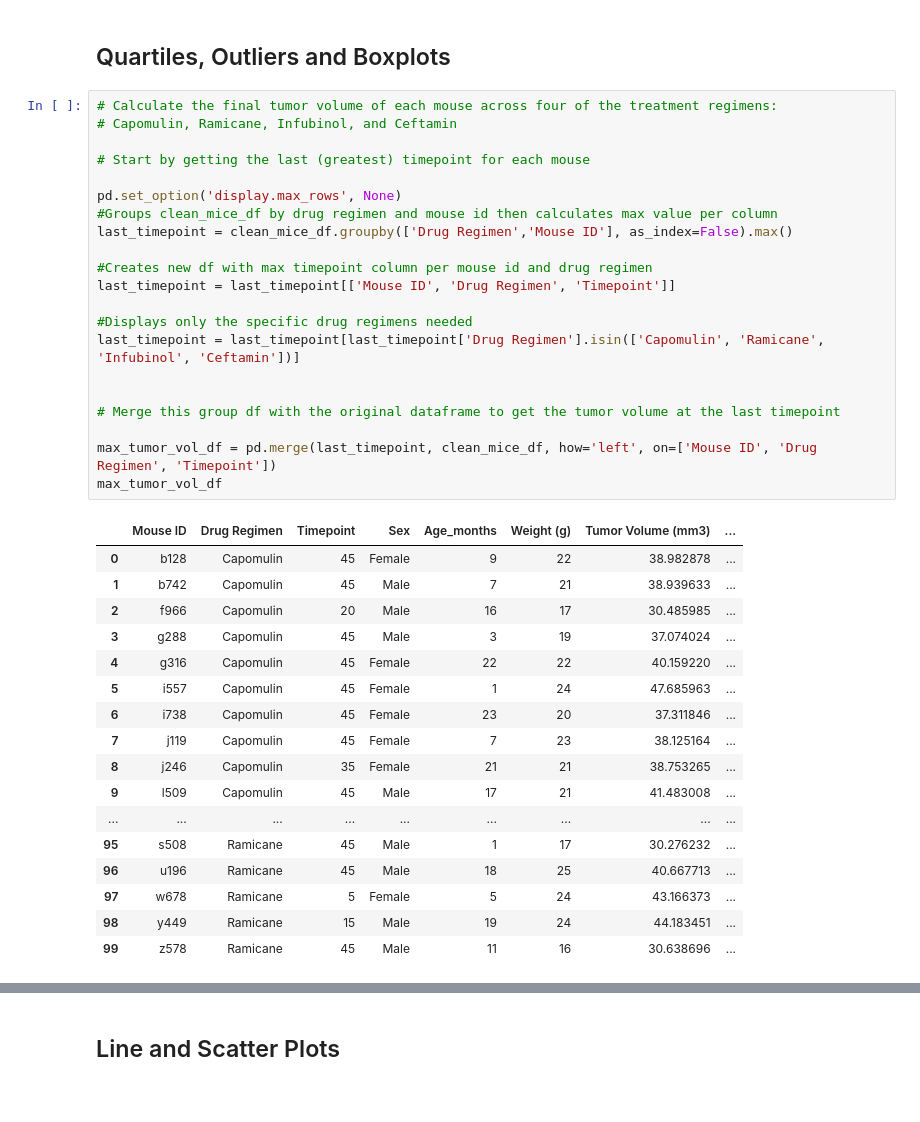
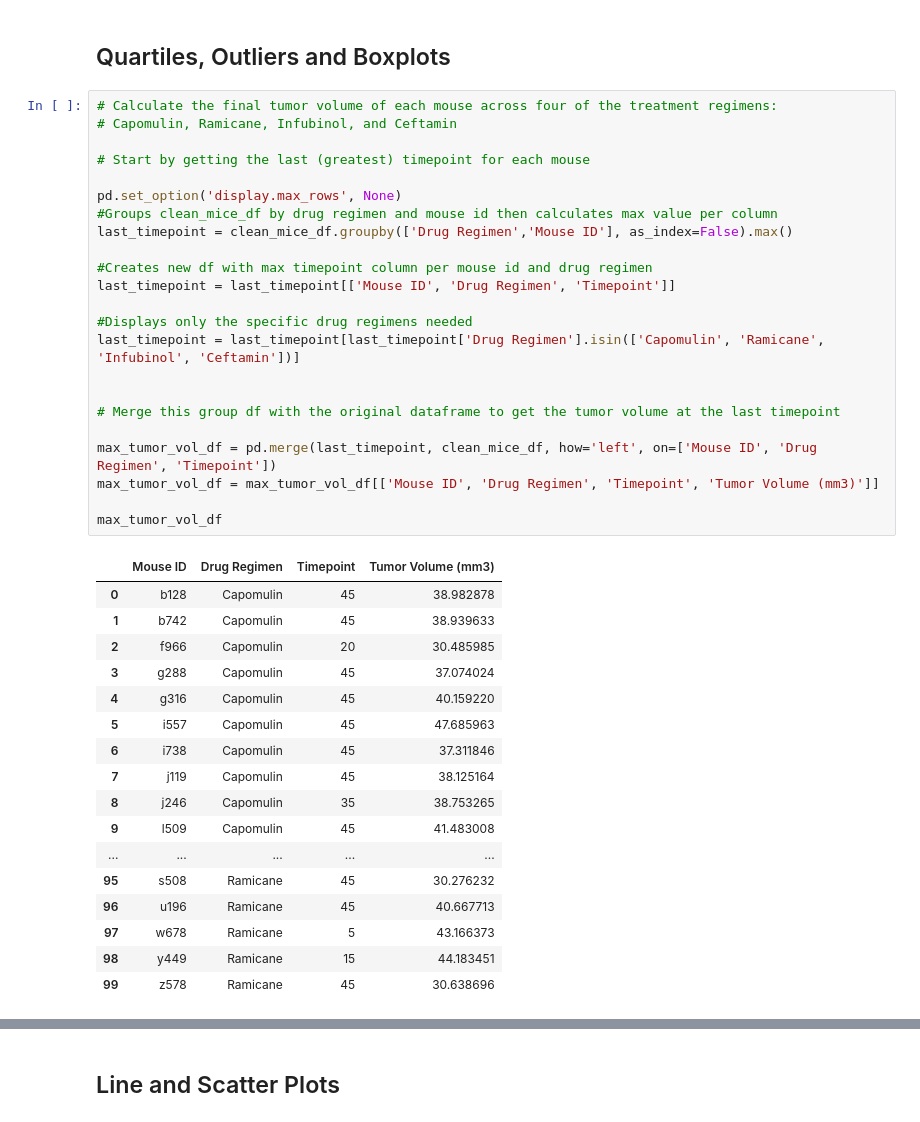
Before and after one commit to kj119/UCI_HomeWork_Jiang, a Jupyter notebook: Matplotlib_HW/pymaceuticals_starter.ipynb, the cells around one changed output, grey strips where cells are left out. Drawn from its saved outputs; the diff is of its cells as text.

```diff
--- a/Matplotlib_HW/pymaceuticals_starter.ipynb
+++ b/Matplotlib_HW/pymaceuticals_starter.ipynb
@@ -206,39 +204,41 @@ plt.legend(loc="upper right")
 # %%
 # Calculate the final tumor volume of each mouse across four of the treatment regimens:
 # Capomulin, Ramicane, Infubinol, and Ceftamin
 
 # Start by getting the last (greatest) timepoint for each mouse
 
 pd.set_option('display.max_rows', None)
 #Groups clean_mice_df by drug regimen and mouse id then calculates max value per column
 last_timepoint = clean_mice_df.groupby(['Drug Regimen','Mouse ID'], as_index=False).max()
 
 #Creates new df with max timepoint column per mouse id and drug regimen
 last_timepoint = last_timepoint[['Mouse ID', 'Drug Regimen', 'Timepoint']]
 
 #Displays only the specific drug regimens needed
 last_timepoint = last_timepoint[last_timepoint['Drug Regimen'].isin(['Capomulin', 'Ramicane', 'Infubinol', 'Ceftamin'])]
 
 
 # Merge this group df with the original dataframe to get the tumor volume at the last timepoint
 
 max_tumor_vol_df = pd.merge(last_timepoint, clean_mice_df, how='left', on=['Mouse ID', 'Drug Regimen', 'Timepoint'])
+max_tumor_vol_df = max_tumor_vol_df[['Mouse ID', 'Drug Regimen', 'Timepoint', 'Tumor Volume (mm3)']]
+
 max_tumor_vol_df
 # %% [output]
-|  | Mouse ID | Drug Regimen | Timepoint | Sex | Age_months | Weight (g) | Tumor Volume (mm3) | ... |
-| 0 | b128 | Capomulin | 45 | Female | 9 | 22 | 38.982878 | ... |
-| 1 | b742 | Capomulin | 45 | Male | 7 | 21 | 38.939633 | ... |
-| 2 | f966 | Capomulin | 20 | Male | 16 | 17 | 30.485985 | ... |
-| 3 | g288 | Capomulin | 45 | Male | 3 | 19 | 37.074024 | ... |
-| 4 | g316 | Capomulin | 45 | Female | 22 | 22 | 40.159220 | ... |
-| 5 | i557 | Capomulin | 45 | Female | 1 | 24 | 47.685963 | ... |
-| 6 | i738 | Capomulin | 45 | Female | 23 | 20 | 37.311846 | ... |
-| 7 | j119 | Capomulin | 45 | Female | 7 | 23 | 38.125164 | ... |
-| 8 | j246 | Capomulin | 35 | Female | 21 | 21 | 38.753265 | ... |
-| 9 | l509 | Capomulin | 45 | Male | 17 | 21 | 41.483008 | ... |
-| ... | ... | ... | ... | ... | ... | ... | ... | ... |
-| 95 | s508 | Ramicane | 45 | Male | 1 | 17 | 30.276232 | ... |
-| 96 | u196 | Ramicane | 45 | Male | 18 | 25 | 40.667713 | ... |
-| 97 | w678 | Ramicane | 5 | Female | 5 | 24 | 43.166373 | ... |
-| 98 | y449 | Ramicane | 15 | Male | 19 | 24 | 44.183451 | ... |
-| 99 | z578 | Ramicane | 45 | Male | 11 | 16 | 30.638696 | ... |
+|  | Mouse ID | Drug Regimen | Timepoint | Tumor Volume (mm3) |
+| 0 | b128 | Capomulin | 45 | 38.982878 |
+| 1 | b742 | Capomulin | 45 | 38.939633 |
+| 2 | f966 | Capomulin | 20 | 30.485985 |
+| 3 | g288 | Capomulin | 45 | 37.074024 |
+| 4 | g316 | Capomulin | 45 | 40.159220 |
+| 5 | i557 | Capomulin | 45 | 47.685963 |
+| 6 | i738 | Capomulin | 45 | 37.311846 |
+| 7 | j119 | Capomulin | 45 | 38.125164 |
+| 8 | j246 | Capomulin | 35 | 38.753265 |
+| 9 | l509 | Capomulin | 45 | 41.483008 |
+| ... | ... | ... | ... | ... |
+| 95 | s508 | Ramicane | 45 | 30.276232 |
+| 96 | u196 | Ramicane | 45 | 40.667713 |
+| 97 | w678 | Ramicane | 5 | 43.166373 |
+| 98 | y449 | Ramicane | 15 | 44.183451 |
+| 99 | z578 | Ramicane | 45 | 30.638696 |
```
Also changed, not shown: parts of 5 cells of this notebook.
